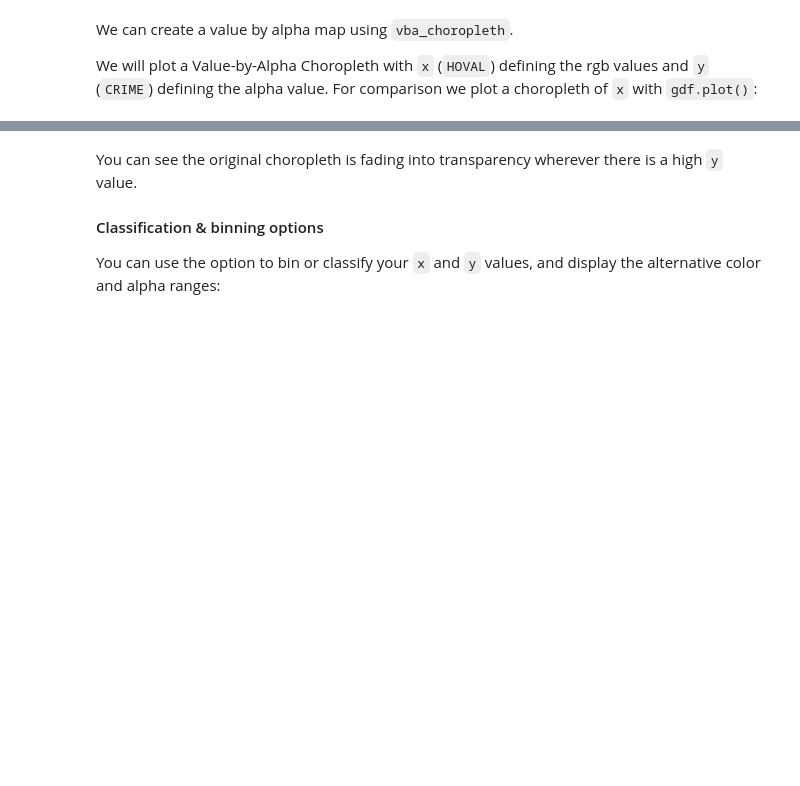
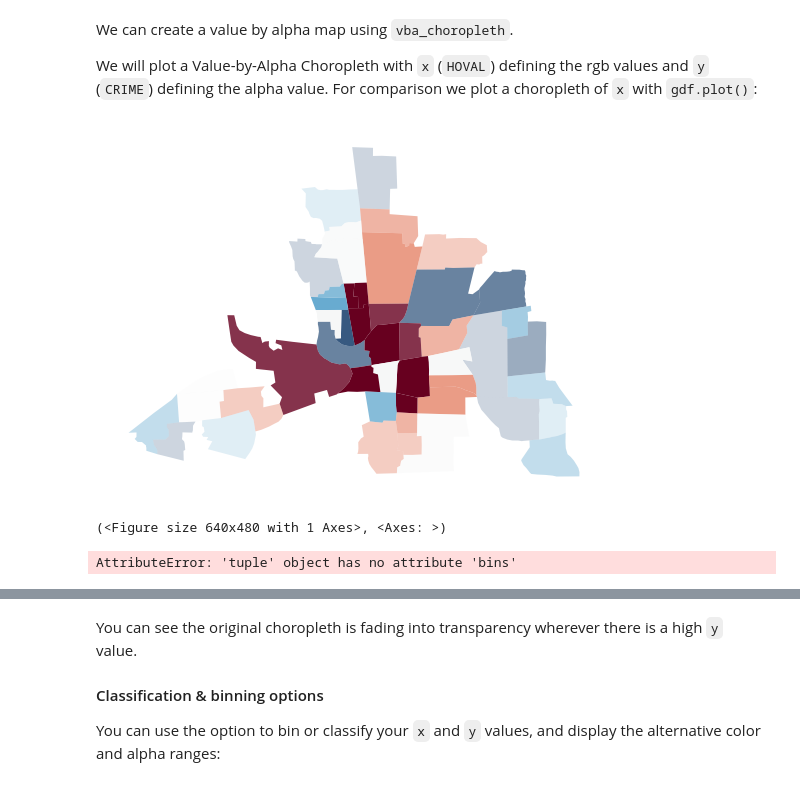
Before and after one commit to pysal/mapclassify, a Jupyter notebook: notebooks/value_by_alpha.ipynb, the cells around one changed output, grey strips where cells are left out. Drawn from its saved outputs; the diff is of its cells as text; code cells hidden in the pictures; blank space fills up the shorter version.

```diff
--- a/notebooks/value_by_alpha.ipynb
+++ b/notebooks/value_by_alpha.ipynb
@@ -47,3 +47,22 @@ from mapclassify.value_by_alpha import vba_choropleth
 We can create a value by alpha map using `vba_choropleth`.
 
 We will plot a Value-by-Alpha Choropleth with `x` (`HOVAL`) defining the rgb values and `y` (`CRIME`) defining the alpha value. For comparison we plot a choropleth of `x` with `gdf.plot()`:
+# %%
+alpha_bins = vba_choropleth(
+    x,
+    y,
+    gdf,
+    rgb={"classifier": "quantiles"},
+    alpha={"classifier": "quantiles"},
+    cmap="RdBu",
+)
+# %% [output]
+[figure, added]
+# %%
+alpha_bins
+# %% [output]
+(<Figure size 640x480 with 1 Axes>, <Axes: >)
+# %%
+alpha_bins.bins
+# %% [output]
+AttributeError: 'tuple' object has no attribute 'bins'
```
Also changed, not shown: parts of 20 cells of this notebook, 1 other file.
